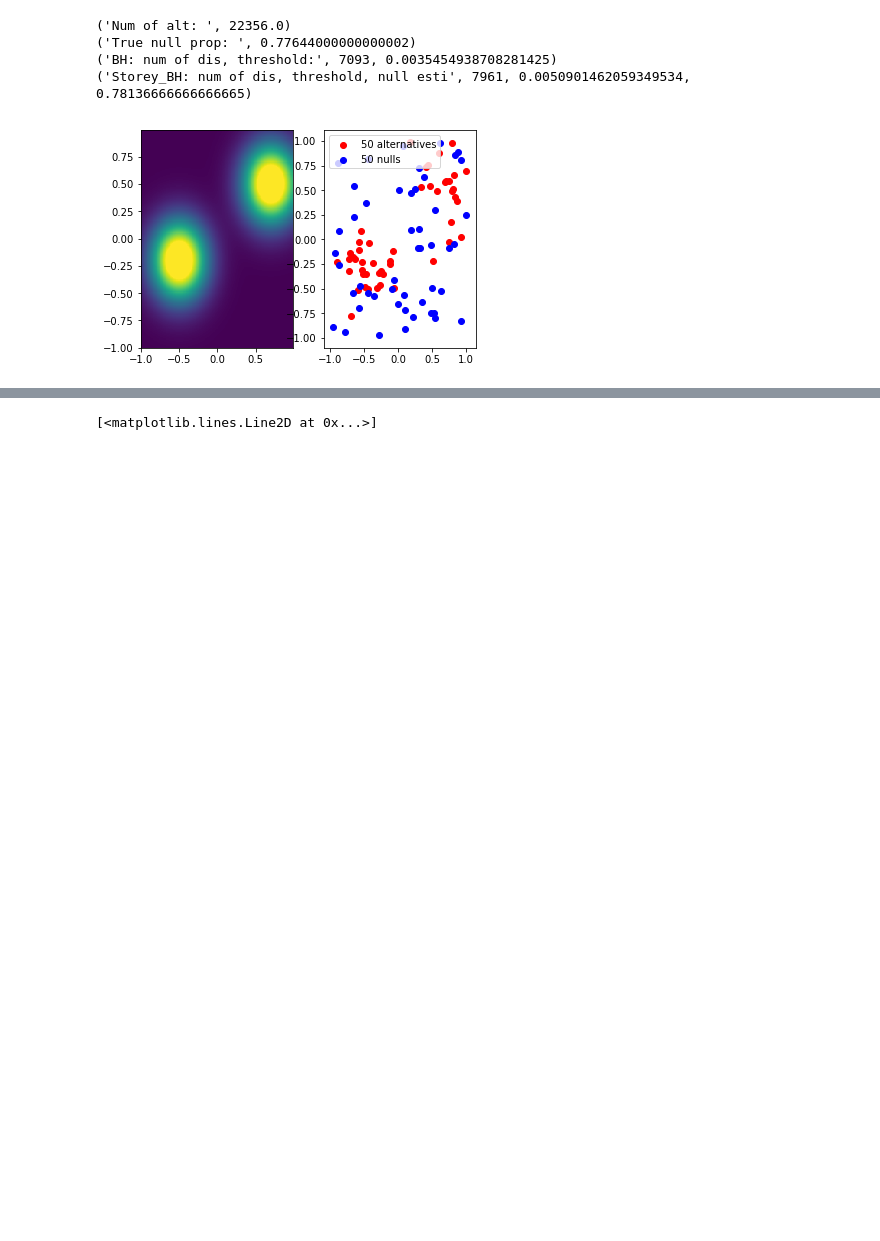
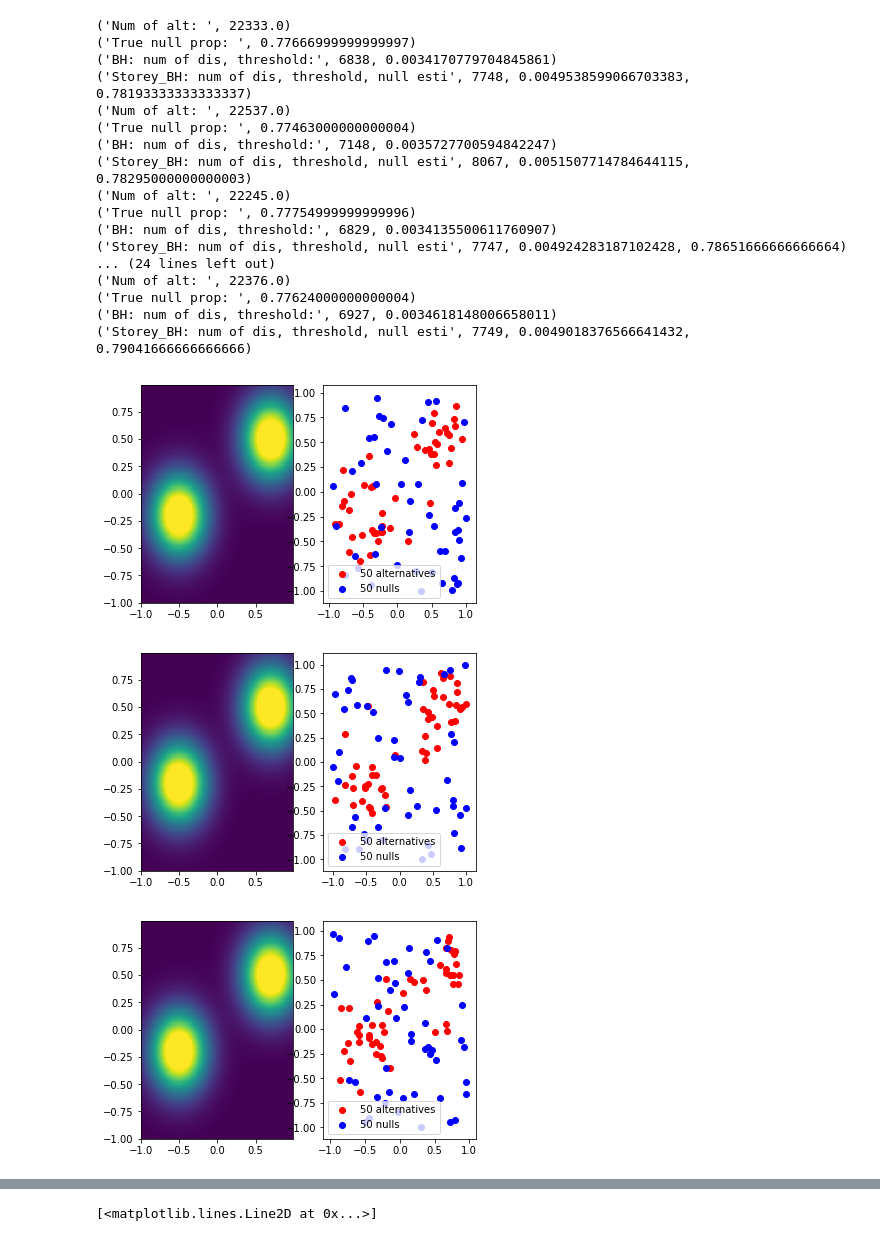
Before and after one commit to fxia22/NeuralFDR, a Jupyter notebook: archive/2d_experiments1.ipynb, the cells around one changed output, grey strips where cells are left out. Cells and saved outputs as stored; diff of their text form; code cells hidden in the pictures; blank space fills up the shorter version.

```diff
--- a/archive/2d_experiments1.ipynb
+++ b/archive/2d_experiments1.ipynb
@@ -7,18 +7,47 @@ import matplotlib.pyplot as plt
 import numpy as np
 from mpl_toolkits.mplot3d import Axes3D
 # %%
-n_samples=100000
-p, h, x = generate_data_2D(data_vis=1,n_samples=n_samples)
-print("Num of alt: ", np.sum(h))
-print("True null prop: ", 1-np.sum(h)/n_samples)
-dic_BH, t_BH = BH(p)
-print("BH: num of dis, threshold:", dic_BH,t_BH)
-dic_SBH, t_SBH, pi0_SBH = Storey_BH(p)
-print("Storey_BH: num of dis, threshold, null esti", dic_SBH, t_SBH, pi0_SBH)
-plt.savefig('2d1.png')
+for j in range(1,11):
+    n_samples=100000
+    p, h, x = generate_data_2D(data_vis=1,n_samples=n_samples)
+    print("Num of alt: ", np.sum(h))
+    print("True null prop: ", 1-np.sum(h)/n_samples)
+    dic_BH, t_BH = BH(p)
+    print("BH: num of dis, threshold:", dic_BH,t_BH)
+    dic_SBH, t_SBH, pi0_SBH = Storey_BH(p)
+    print("Storey_BH: num of dis, threshold, null esti", dic_SBH, t_SBH, pi0_SBH)
+    plt.savefig('2d1.png')
+
+    with open('../data_rep/data_2d_gm.csv.' + str(j), 'w') as f:
+        f.write('x1, x2, p_value, h\n')
+        for i in range(len(x)):
+            f.write("{}, {}, {}, {}\n".format(x[i,0], x[i,1], p[i], h[i]))
+
+
+    x_rest = np.random.rand(100000,3)
+    x = np.concatenate([x, x_rest], axis = 1)
+    with open('../data_rep/data_5d_gm.csv.' + str(j), 'w') as f:
+        f.write('x1, x2, x3, x4, x5 p_value, h\n')
+        for i in range(len(x)):
+            f.write("{}, {}, {}, {}, {}, {}, {}\n".format(x[i,0], x[i,1], x[i,2], x[i,3], x[i,4], p[i], h[i]))
 # %% [output]
-('Num of alt: ', 22356.0)
-('True null prop: ', 0.77644000000000002)
-('BH: num of dis, threshold:', 7093, 0.0035454938708281425)
-('Storey_BH: num of dis, threshold, null esti', 7961, 0.0050901462059349534, 0.78136666666666665)
+('Num of alt: ', 22333.0)
+('True null prop: ', 0.77666999999999997)
+('BH: num of dis, threshold:', 6838, 0.0034170779704845861)
+('Storey_BH: num of dis, threshold, null esti', 7748, 0.0049538599066703383, 0.78193333333333337)
+('Num of alt: ', 22537.0)
+('True null prop: ', 0.77463000000000004)
+('BH: num of dis, threshold:', 7148, 0.0035727700594842247)
+('Storey_BH: num of dis, threshold, null esti', 8067, 0.0051507714784644115, 0.78295000000000003)
+('Num of alt: ', 22245.0)
+('True null prop: ', 0.77754999999999996)
+('BH: num of dis, threshold:', 6829, 0.0034135500611760907)
+('Storey_BH: num of dis, threshold, null esti', 7747, 0.004924283187102428, 0.78651666666666664)
+... (24 lines left out)
+('Num of alt: ', 22376.0)
+('True null prop: ', 0.77624000000000004)
+('BH: num of dis, threshold:', 6927, 0.0034618148006658011)
+('Storey_BH: num of dis, threshold, null esti', 7749, 0.0049018376566641432, 0.79041666666666666)
-[figure, old version]
+[figure, new version]
+[figure, added]
+[figure, added]
```
Also changed, not shown: parts of 10 cells of this notebook, 18 other files.
